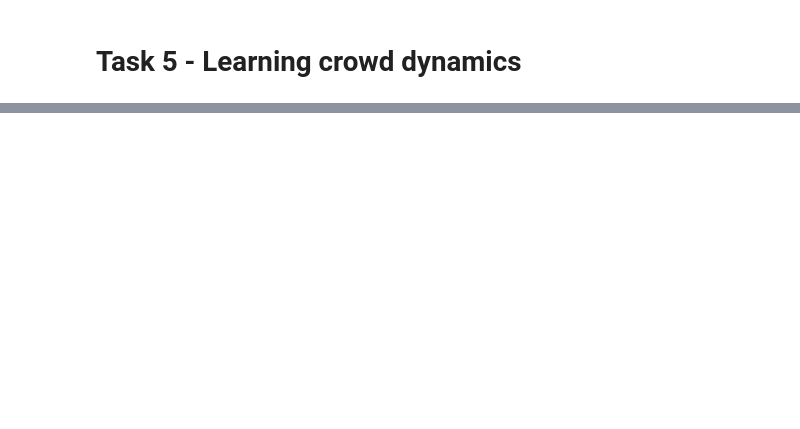
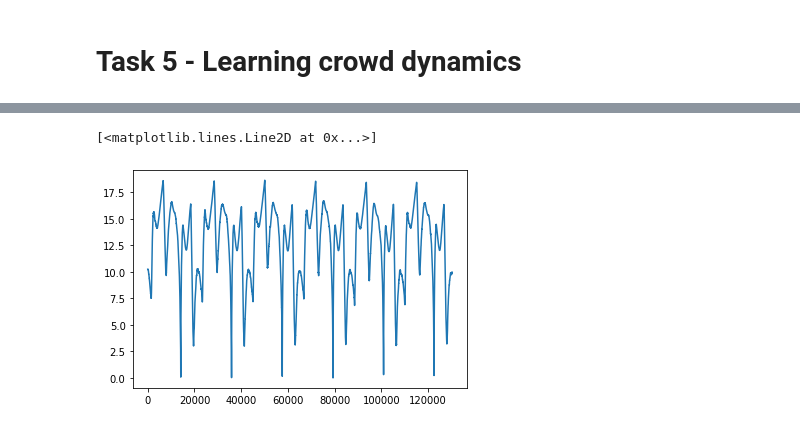
Before and after one commit to sonmikrafft-uni-MLCMS/ex5, a Jupyter notebook: task_5.ipynb, the cells around one changed output, grey strips where cells are left out. Saved outputs shown, nothing was run; the diff lists cells and outputs as text; code cells hidden in the pictures; blank space fills up the shorter version.

```diff
--- a/task_5.ipynb
+++ b/task_5.ipynb
@@ -27,0 +66,16 @@ load_mi_data('data/MI_timesteps.txt', skip_first=1000)
+# %%
+velocities = np.zeros(M)
+timesteps = df.index[:M]
+
+for i in range(M):
+    if i == 0:
+        velocities[i] = (lengths[i+1] - lengths[i]) / (timesteps[i+1] - timesteps[i])
+    elif i == M-1:
+        velocities[i] = (lengths[i] - lengths[i-1]) / (timesteps[i] - timesteps[i-1])
+    else:
+        velocities[i] = (lengths[i+1] - lengths[i-1]) / (timesteps[i+1] - timesteps[i-1])
+# %%
+plt.plot(lengths, velocities)
+# %% [output]
+[<matplotlib.lines.Line2D at 0x...>]
+[figure, added]
```
Also changed, not shown: parts of 11 cells of this notebook.
